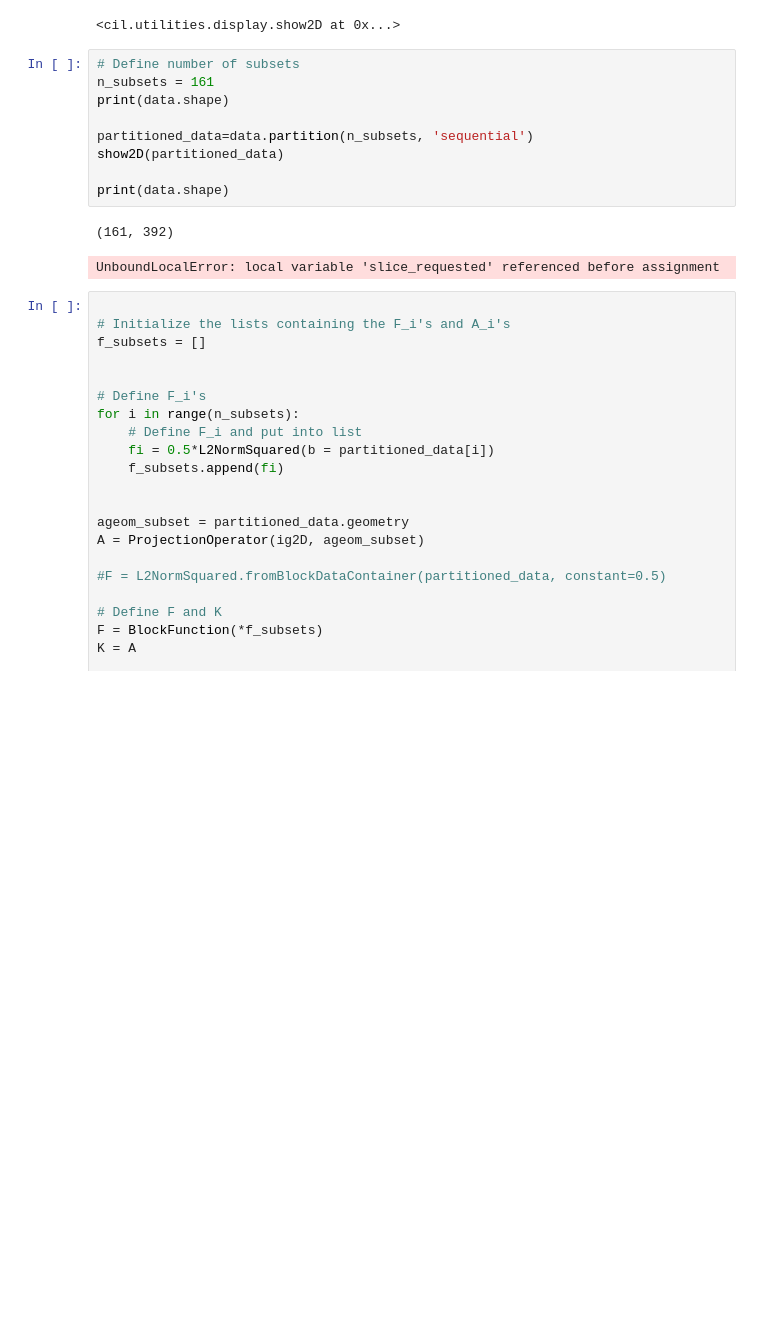
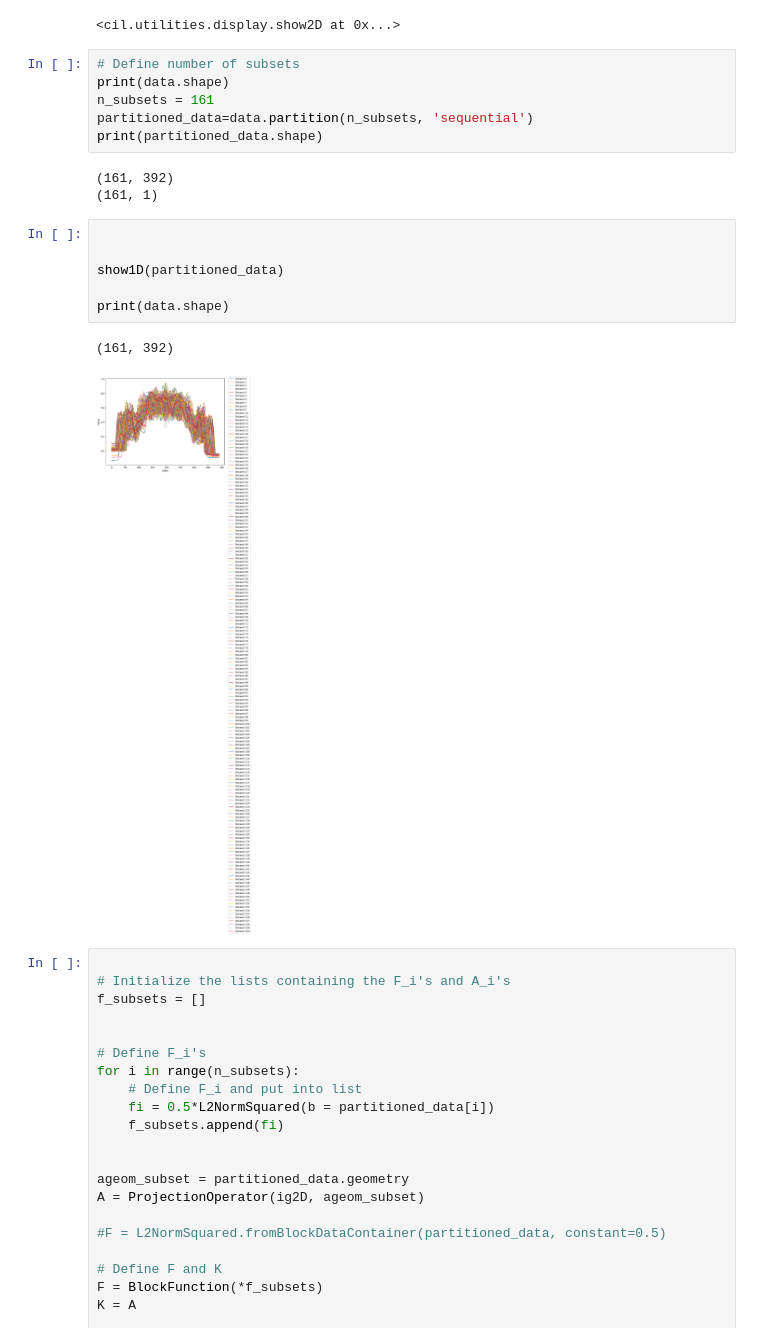
Before and after one commit to MargaretDuff/cil_test_notebooks, a Jupyter notebook: Partitioner/testing_partitioner.ipynb, the cells around one changed output. Drawn from its saved outputs; the diff is of its cells as text; blank space fills up the shorter version.

```diff
--- a/Partitioner/testing_partitioner.ipynb
+++ b/Partitioner/testing_partitioner.ipynb
@@ -68,16 +68,22 @@ show2D(partitioned_data)
 <cil.utilities.display.show2D at 0x...>
 # %%
 # Define number of subsets
+print(data.shape)
 n_subsets = 161
-print(data.shape)
-
 partitioned_data=data.partition(n_subsets, 'sequential')
-show2D(partitioned_data)
-
-print(data.shape)
+print(partitioned_data.shape)
 # %% [output]
 (161, 392)
+(161, 1)
-UnboundLocalError: local variable 'slice_requested' referenced before assignment
+# %%
+
+
+show1D(partitioned_data)
+
+print(data.shape)
+# %% [output]
+(161, 392)
+[figure, added]
 # %%
 
 # Initialize the lists containing the F_i's and A_i's
```
Also changed, not shown: parts of 1 cell of this notebook, 2 other files.
